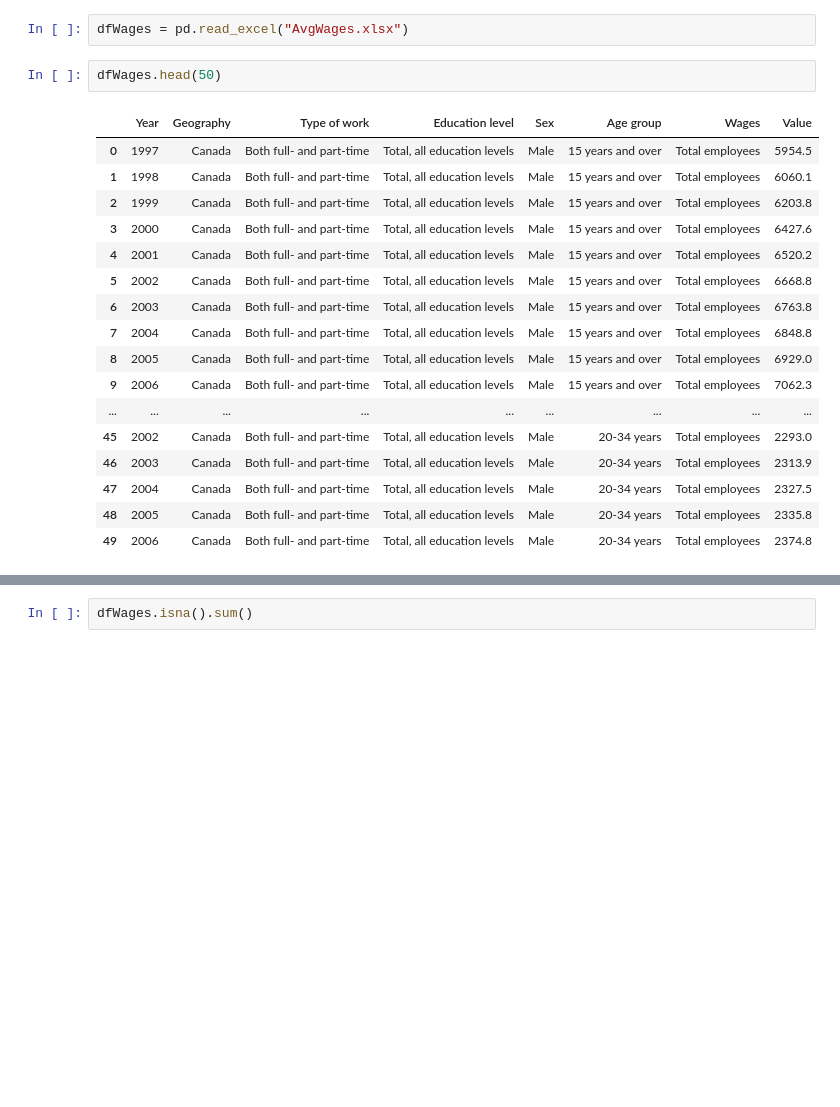
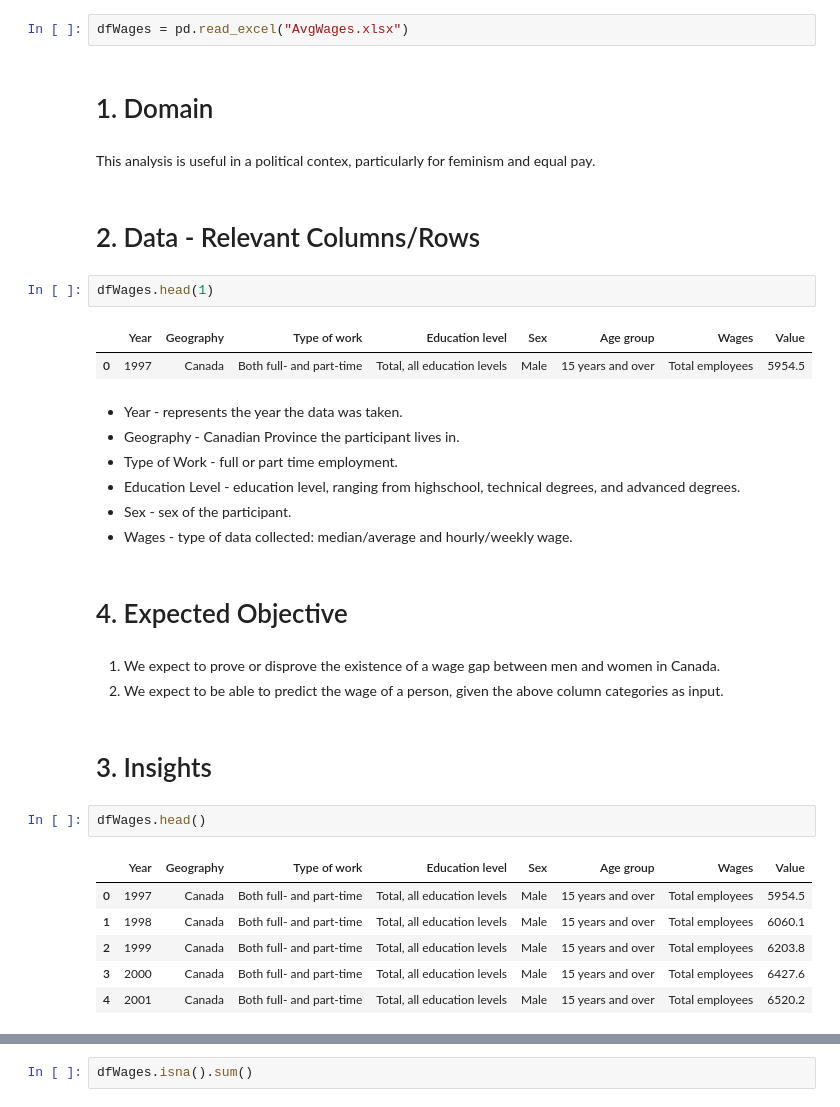
Before and after one commit to cuatro444/Canadian-Wages-Hackathon, a Jupyter notebook: CanadianWages.ipynb, the cells around one changed output, grey strips where cells are left out. Drawn from its saved outputs; the diff is of its cells as text; blank space fills up the shorter version.

```diff
--- a/CanadianWages.ipynb
+++ b/CanadianWages.ipynb
@@ -6,23 +6,37 @@ import matplotlib.pyplot as plt
 import seaborn as sns
 # %%
 dfWages = pd.read_excel("AvgWages.xlsx")
+# %% [markdown]
+# 1. Domain
+# %% [markdown]
+This analysis is useful in a political contex, particularly for feminism and equal pay.
+# %% [markdown]
+# 2. Data - Relevant Columns/Rows
+# %%
+dfWages.head(1)
+# %% [output]
+|  | Year | Geography | Type of work | Education level | Sex | Age group | Wages | Value |
+| 0 | 1997 | Canada | Both full- and part-time | Total, all education levels | Male | 15 years and over | Total employees | 5954.5 |
+# %% [markdown]
+* Year - represents the year the data was taken.
+* Geography - Canadian Province the participant lives in.
+* Type of Work - full or part time employment.
+* Education Level - education level, ranging from highschool, technical degrees, and advanced degrees.
+* Sex - sex of the participant.
+* Wages - type of data collected: median/average and hourly/weekly wage.
+# %% [markdown]
+# 4. Expected Objective
+# %% [markdown]
+1. We expect to prove or disprove the existence of a wage gap between men and women in Canada.
+2. We expect to be able to predict the wage of a person, given the above column categories as input.
+# %% [markdown]
+# 3. Insights
 # %%
-dfWages.head(50)
+dfWages.head()
 # %% [output]
 |  | Year | Geography | Type of work | Education level | Sex | Age group | Wages | Value |
 | 0 | 1997 | Canada | Both full- and part-time | Total, all education levels | Male | 15 years and over | Total employees | 5954.5 |
 | 1 | 1998 | Canada | Both full- and part-time | Total, all education levels | Male | 15 years and over | Total employees | 6060.1 |
 | 2 | 1999 | Canada | Both full- and part-time | Total, all education levels | Male | 15 years and over | Total employees | 6203.8 |
 | 3 | 2000 | Canada | Both full- and part-time | Total, all education levels | Male | 15 years and over | Total employees | 6427.6 |
 | 4 | 2001 | Canada | Both full- and part-time | Total, all education levels | Male | 15 years and over | Total employees | 6520.2 |
-| 5 | 2002 | Canada | Both full- and part-time | Total, all education levels | Male | 15 years and over | Total employees | 6668.8 |
-| 6 | 2003 | Canada | Both full- and part-time | Total, all education levels | Male | 15 years and over | Total employees | 6763.8 |
-| 7 | 2004 | Canada | Both full- and part-time | Total, all education levels | Male | 15 years and over | Total employees | 6848.8 |
-| 8 | 2005 | Canada | Both full- and part-time | Total, all education levels | Male | 15 years and over | Total employees | 6929.0 |
-| 9 | 2006 | Canada | Both full- and part-time | Total, all education levels | Male | 15 years and over | Total employees | 7062.3 |
-| ... | ... | ... | ... | ... | ... | ... | ... | ... |
-| 45 | 2002 | Canada | Both full- and part-time | Total, all education levels | Male | 20-34 years | Total employees | 2293.0 |
-| 46 | 2003 | Canada | Both full- and part-time | Total, all education levels | Male | 20-34 years | Total employees | 2313.9 |
-| 47 | 2004 | Canada | Both full- and part-time | Total, all education levels | Male | 20-34 years | Total employees | 2327.5 |
-| 48 | 2005 | Canada | Both full- and part-time | Total, all education levels | Male | 20-34 years | Total employees | 2335.8 |
-| 49 | 2006 | Canada | Both full- and part-time | Total, all education levels | Male | 20-34 years | Total employees | 2374.8 |
```
Also changed, not shown: parts of 8 cells of this notebook.
